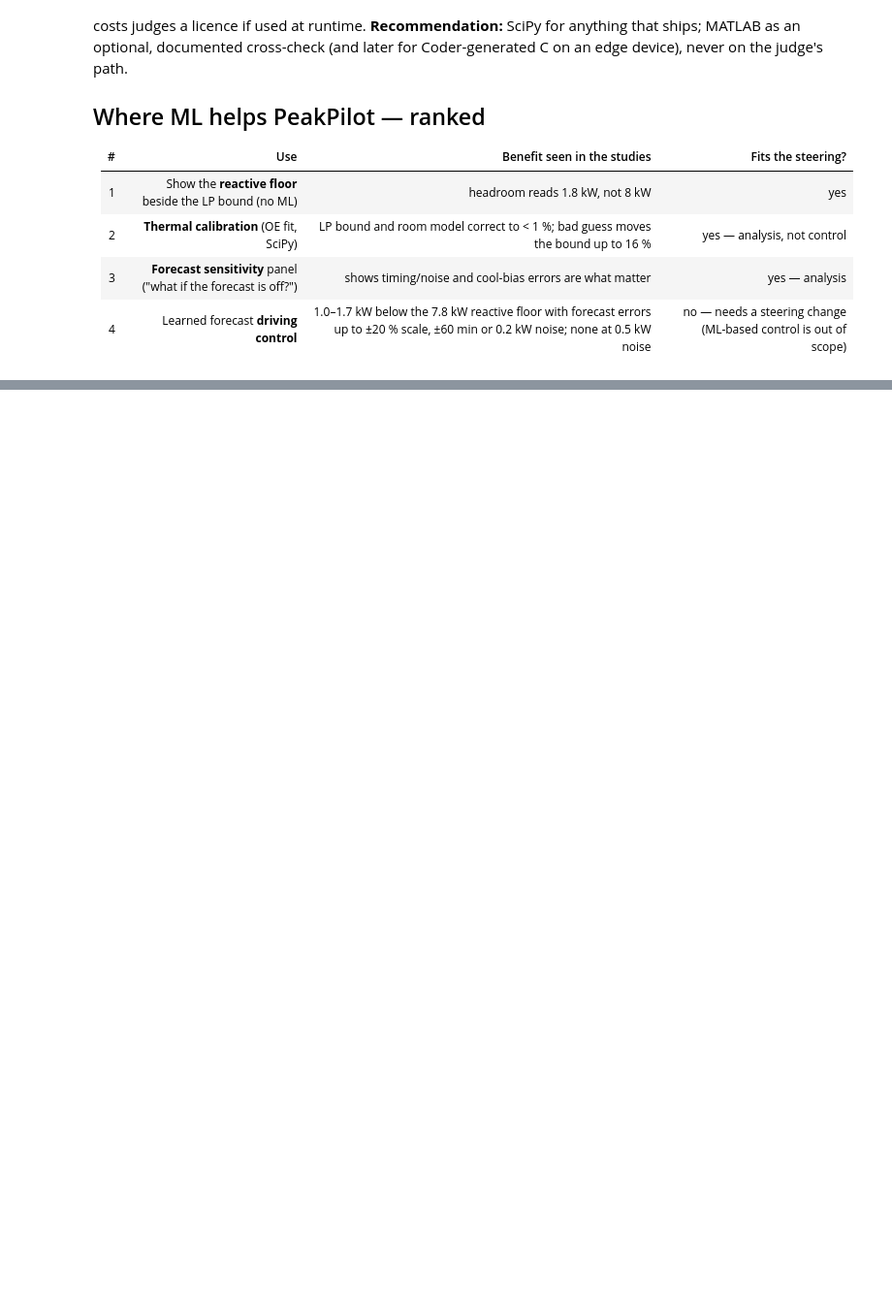
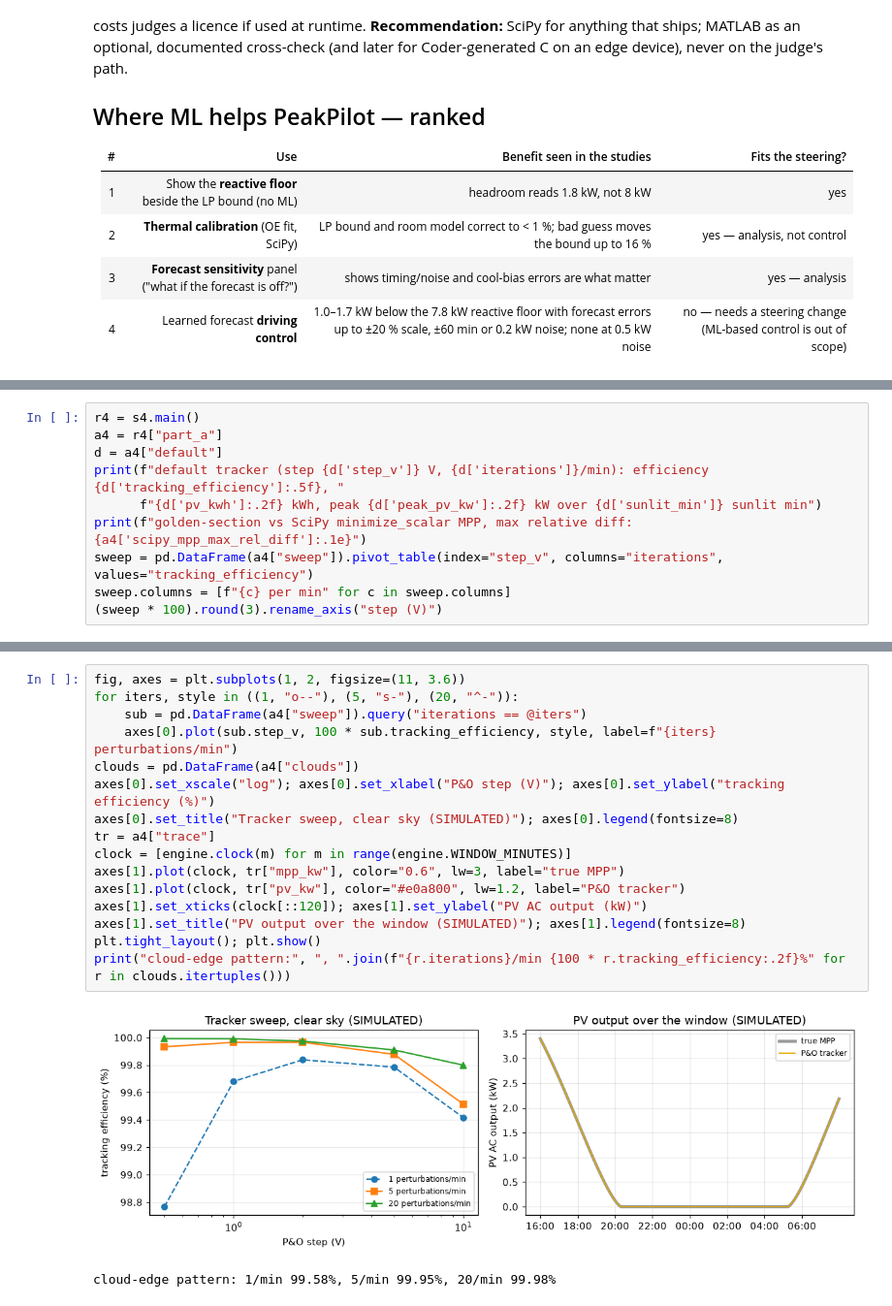
Before and after one commit to sohampatwardhan/PeakPilot, a Jupyter notebook: studies/ml_studies.ipynb, the cells around one changed output, grey strips where cells are left out. Shown at 97% size. Cells and saved outputs as stored; diff of their text form; blank space fills up the shorter version.

```diff
--- a/studies/ml_studies.ipynb
+++ b/studies/ml_studies.ipynb
@@ -240,0 +257,10 @@ cross-check (and later for Coder-generated C on an edge device), never on the ju
+# %%
+r4 = s4.main()
+a4 = r4["part_a"]
+d = a4["default"]
+print(f"default tracker (step {d['step_v']} V, {d['iterations']}/min): efficiency {d['tracking_efficiency']:.5f}, "
+      f"{d['pv_kwh']:.2f} kWh, peak {d['peak_pv_kw']:.2f} kW over {d['sunlit_min']} sunlit min")
+print(f"golden-section vs SciPy minimize_scalar MPP, max relative diff: {a4['scipy_mpp_max_rel_diff']:.1e}")
+sweep = pd.DataFrame(a4["sweep"]).pivot_table(index="step_v", columns="iterations", values="tracking_efficiency")
+sweep.columns = [f"{c} per min" for c in sweep.columns]
+(sweep * 100).round(3).rename_axis("step (V)")
@@ -240,0 +277,19 @@ cross-check (and later for Coder-generated C on an edge device), never on the ju
+# %%
+fig, axes = plt.subplots(1, 2, figsize=(11, 3.6))
+for iters, style in ((1, "o--"), (5, "s-"), (20, "^-")):
+    sub = pd.DataFrame(a4["sweep"]).query("iterations == @iters")
+    axes[0].plot(sub.step_v, 100 * sub.tracking_efficiency, style, label=f"{iters} perturbations/min")
+clouds = pd.DataFrame(a4["clouds"])
+axes[0].set_xscale("log"); axes[0].set_xlabel("P&O step (V)"); axes[0].set_ylabel("tracking efficiency (%)")
+axes[0].set_title("Tracker sweep, clear sky (SIMULATED)"); axes[0].legend(fontsize=8)
+tr = a4["trace"]
+clock = [engine.clock(m) for m in range(engine.WINDOW_MINUTES)]
+axes[1].plot(clock, tr["mpp_kw"], color="0.6", lw=3, label="true MPP")
+axes[1].plot(clock, tr["pv_kw"], color="#e0a800", lw=1.2, label="P&O tracker")
+axes[1].set_xticks(clock[::120]); axes[1].set_ylabel("PV AC output (kW)")
+axes[1].set_title("PV output over the window (SIMULATED)"); axes[1].legend(fontsize=8)
+plt.tight_layout(); plt.show()
+print("cloud-edge pattern:", ", ".join(f"{r.iterations}/min {100 * r.tracking_efficiency:.2f}%" for r in clouds.itertuples()))
+# %% [output]
+[figure, added]
+cloud-edge pattern: 1/min 99.58%, 5/min 99.95%, 20/min 99.98%
```
Also changed, not shown: parts of 6 cells of this notebook, 19 other files.
